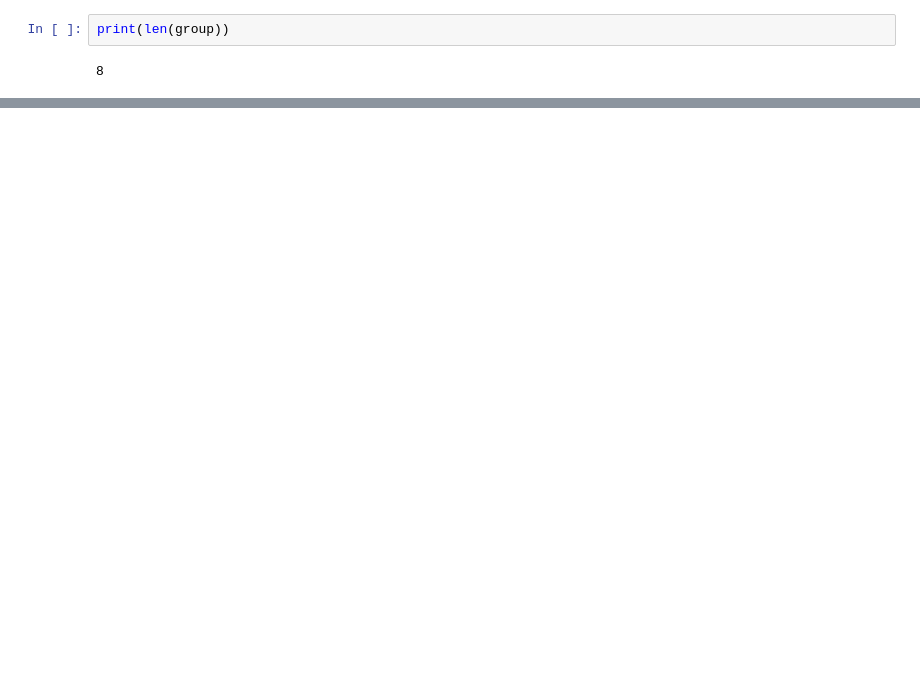
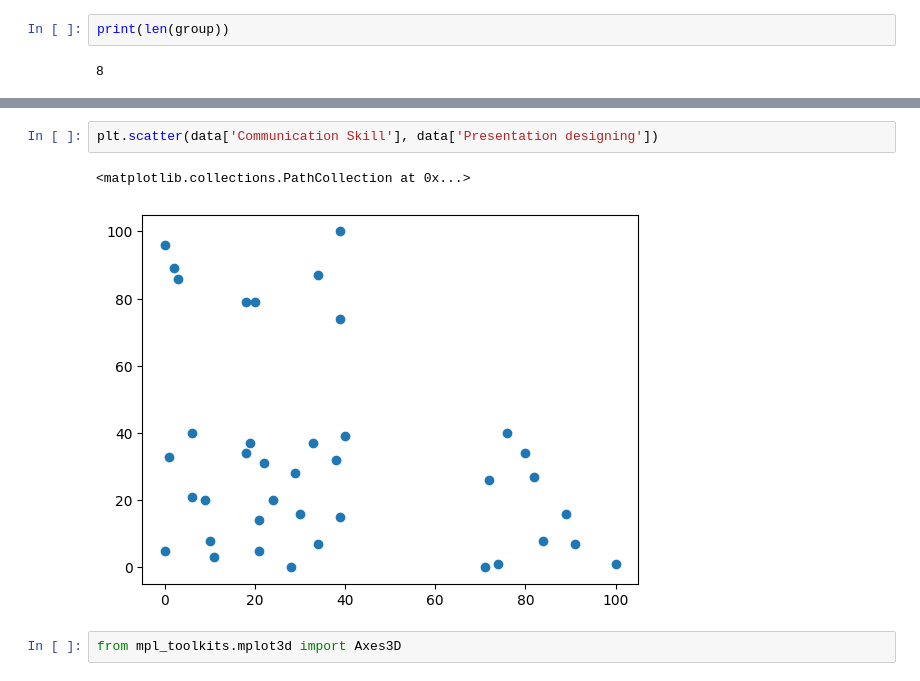
Before and after one commit to aashishChakradhar/Hackathon, a Jupyter notebook: model.ipynb, the cells around one changed output, grey strips where cells are left out. Saved outputs shown, nothing was run; the diff lists cells and outputs as text; blank space fills up the shorter version.

```diff
--- a/model.ipynb
+++ b/model.ipynb
@@ -427,0 +440,7 @@ print(groups)
+# %%
+plt.scatter(data['Communication Skill'], data['Presentation designing'])
+# %% [output]
+<matplotlib.collections.PathCollection at 0x...>
+[figure, added]
+# %%
+from mpl_toolkits.mplot3d import Axes3D
```
Also changed, not shown: parts of 25 cells of this notebook.
